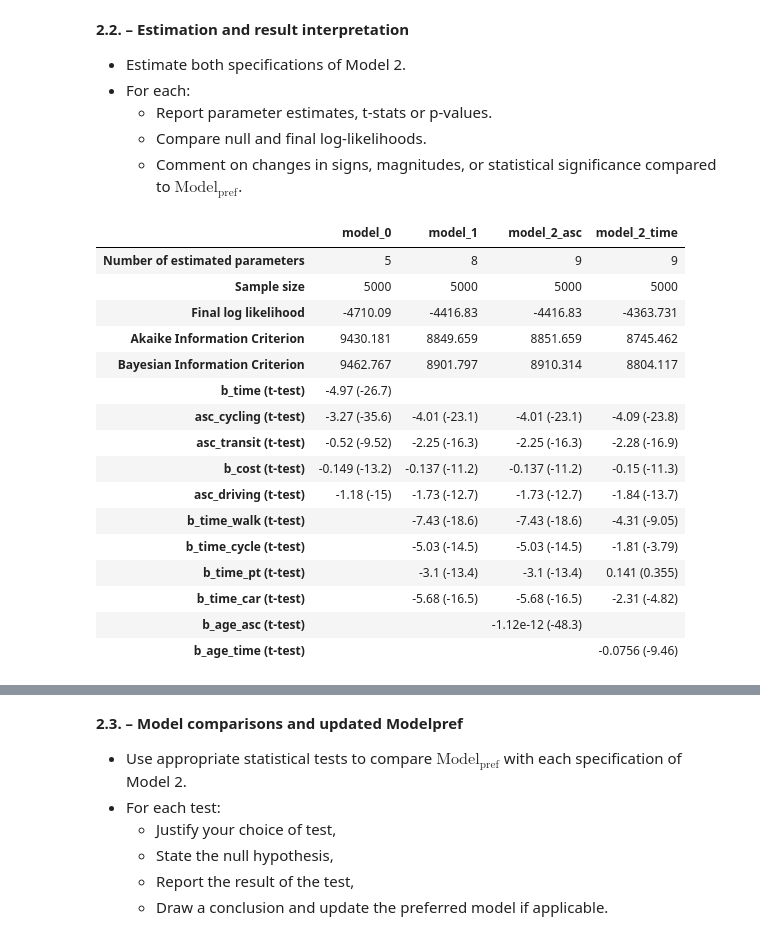
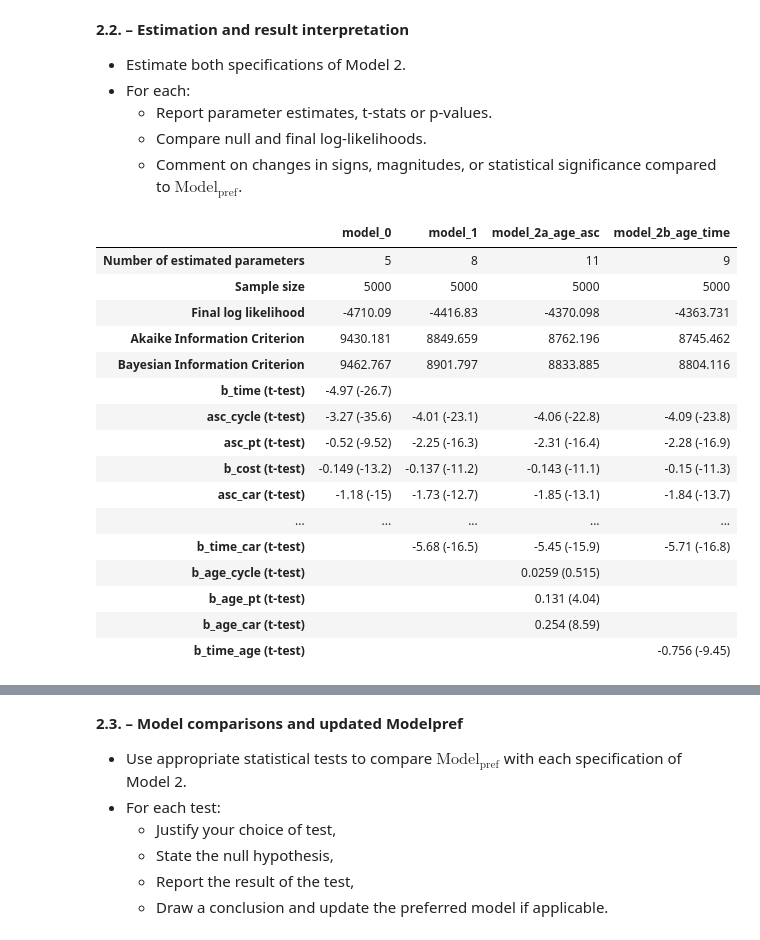
Before and after one commit to PabloSarro/london-mode-choice, a Jupyter notebook: assignment.ipynb, the cells around one changed output, grey strips where cells are left out. Cells and saved outputs as stored; diff of their text form; code cells hidden in the pictures.

```diff
--- a/assignment.ipynb
+++ b/assignment.ipynb
@@ -224,19 +255,18 @@ Using Model 0 as the base model, include alternative-specific parameters (i.e.,
 - Replace the generic coefficient for that attribute with **alternative-specific parameters**.
   - For example: instead of one $\beta_{\text{time}}$, define $\beta_{\text{time, car}}$...
 # %%
-# Choose ONE attribute from Model 0 (for example, time or cost).
+# Choose ONE attribute from Model 0 (here: travel time).
 # Replace its generic coefficient with alternative-specific coefficients.
-# Rebuild the utilities affected by your choice and collect them in V_1.
-# Keep Model 1 nested in Model 0 so that a likelihood-ratio test is valid.
+# Model 1 is nested in Model 0 (Model 0 is obtained with b_time_walk = b_time_cycle = b_time_pt = b_time_car).
 b_time_walk = Beta('b_time_walk', 0, None, None, 0)
 b_time_cycle = Beta('b_time_cycle', 0, None, None, 0)
 b_time_pt = Beta('b_time_pt', 0, None, None, 0)
 b_time_car = Beta('b_time_car', 0, None, None, 0)
 
-V_walk_1 = asc_walking + b_time_walk * dur_walking
-V_cycle_1 = asc_cycling + b_time_cycle * dur_cycling
-V_pt_1 = asc_transit + b_time_pt * total_pt_duration + b_cost * cost_transit
-V_car_1 = asc_driving + b_time_car * dur_driving + b_cost * total_driving_cost
+V_walk_1 = b_time_walk * dur_walking
+V_cycle_1 = asc_cycle + b_time_cycle * dur_cycling
+V_pt_1 = asc_pt + b_time_pt * total_pt_duration + b_cost * cost_transit
+V_car_1 = asc_car + b_time_car * dur_driving + b_cost * total_driving_cost
 
 V_1 = {
     1: V_walk_1,
@@ -244,12 +274,6 @@ V_1 = {
     3: V_pt_1,
     4: V_car_1
 }
-
-logprob_1 = loglogit(util=V_1, av=None, i=choice)
-
-# Create Biogeme object
-biogeme_1 = bio.BIOGEME(database, logprob_1)
-biogeme_1.model_name = "model_1"
 # %% [markdown]
 **1.2. – Behavioral interpretation**
 - Clearly state the behavioral assumption behind using different coefficients across alternatives.
@@ -268,16 +291,7 @@ For example, time spent in public transport may be less comfortable than time sp
   - Null and final log-likelihoods,
   - Any noticeable changes compared to Model 0.
 # %%
-# Estimate Model 1 and report its short summary and estimated-parameters table.
-# Use a distinct name such as 'model_1' and store its EstimationResults object.
-results_1 = biogeme_1.estimate()
-
-param_1 = get_pandas_estimated_parameters(estimation_results=results_1)
-display(param_1['Estimated parameters'])
-
-general_stats = results_1.get_general_statistics()
-display(general_stats)
-
-# or more synthetic
+results_1 = estimate_logit(V_1, 'model_1')
 print(results_1.short_summary())
+display(get_pandas_estimated_parameters(estimation_results=results_1)['Estimated parameters'])
 # %% [output]
@@ -463,27 +512,27 @@ When age interacts with ASCs we check if age impacts the baseline preferences wh
   - Compare null and final log-likelihoods.
   - Comment on changes in signs, magnitudes, or statistical significance compared to $\text{Model}_\text{pref}$.
 # %%
-# Store your estimated Model 2 result before comparing models.
-all_results['model_2_asc'] = results_2_asc
-all_results['model_2_time'] = results_2_time
+# Store your estimated Model 2 results before comparing models.
+all_results['model_2a_age_asc'] = results_2a
+all_results['model_2b_age_time'] = results_2b
 
 comparison_table, _ = compile_estimation_results(all_results)
 display(comparison_table)
 # %% [output]
-|  | model_0 | model_1 | model_2_asc | model_2_time |
-| Number of estimated parameters | 5 | 8 | 9 | 9 |
+|  | model_0 | model_1 | model_2a_age_asc | model_2b_age_time |
+| Number of estimated parameters | 5 | 8 | 11 | 9 |
 | Sample size | 5000 | 5000 | 5000 | 5000 |
-| Final log likelihood | -4710.09 | -4416.83 | -4416.83 | -4363.731 |
-| Akaike Information Criterion | 9430.181 | 8849.659 | 8851.659 | 8745.462 |
-| Bayesian Information Criterion | 9462.767 | 8901.797 | 8910.314 | 8804.117 |
+| Final log likelihood | -4710.09 | -4416.83 | -4370.098 | -4363.731 |
+| Akaike Information Criterion | 9430.181 | 8849.659 | 8762.196 | 8745.462 |
+| Bayesian Information Criterion | 9462.767 | 8901.797 | 8833.885 | 8804.116 |
 | b_time (t-test) | -4.97 (-26.7) |  |  |  |
-| asc_cycling (t-test) | -3.27 (-35.6) | -4.01 (-23.1) | -4.01 (-23.1) | -4.09 (-23.8) |
-| asc_transit (t-test) | -0.52 (-9.52) | -2.25 (-16.3) | -2.25 (-16.3) | -2.28 (-16.9) |
-| b_cost (t-test) | -0.149 (-13.2) | -0.137 (-11.2) | -0.137 (-11.2) | -0.15 (-11.3) |
-| asc_driving (t-test) | -1.18 (-15) | -1.73 (-12.7) | -1.73 (-12.7) | -1.84 (-13.7) |
-| b_time_walk (t-test) |  | -7.43 (-18.6) | -7.43 (-18.6) | -4.31 (-9.05) |
-| b_time_cycle (t-test) |  | -5.03 (-14.5) | -5.03 (-14.5) | -1.81 (-3.79) |
-| b_time_pt (t-test) |  | -3.1 (-13.4) | -3.1 (-13.4) | 0.141 (0.355) |
-| b_time_car (t-test) |  | -5.68 (-16.5) | -5.68 (-16.5) | -2.31 (-4.82) |
-| b_age_asc (t-test) |  |  | -1.12e-12 (-48.3) |  |
-| b_age_time (t-test) |  |  |  | -0.0756 (-9.46) |
+| asc_cycle (t-test) | -3.27 (-35.6) | -4.01 (-23.1) | -4.06 (-22.8) | -4.09 (-23.8) |
+| asc_pt (t-test) | -0.52 (-9.52) | -2.25 (-16.3) | -2.31 (-16.4) | -2.28 (-16.9) |
+| b_cost (t-test) | -0.149 (-13.2) | -0.137 (-11.2) | -0.143 (-11.1) | -0.15 (-11.3) |
+| asc_car (t-test) | -1.18 (-15) | -1.73 (-12.7) | -1.85 (-13.1) | -1.84 (-13.7) |
+| ... | ... | ... | ... | ... |
+| b_time_car (t-test) |  | -5.68 (-16.5) | -5.45 (-15.9) | -5.71 (-16.8) |
+| b_age_cycle (t-test) |  |  | 0.0259 (0.515) |  |
+| b_age_pt (t-test) |  |  | 0.131 (4.04) |  |
+| b_age_car (t-test) |  |  | 0.254 (8.59) |  |
+| b_time_age (t-test) |  |  |  | -0.756 (-9.45) |
```
Also changed, not shown: parts of 70 cells of this notebook.
